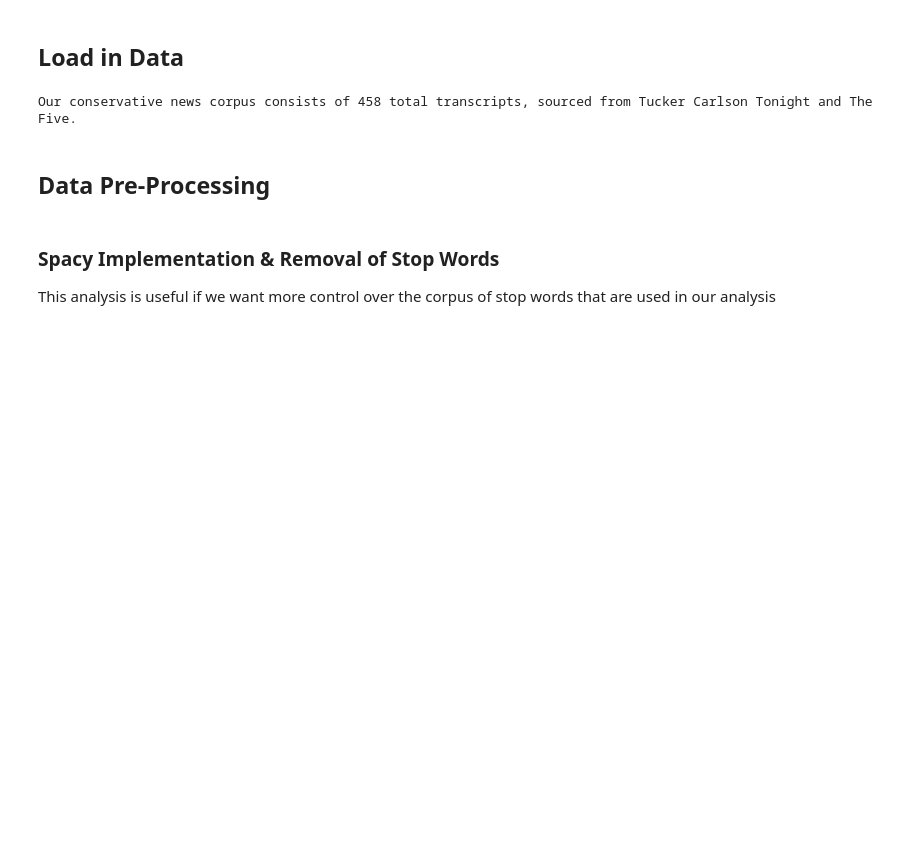
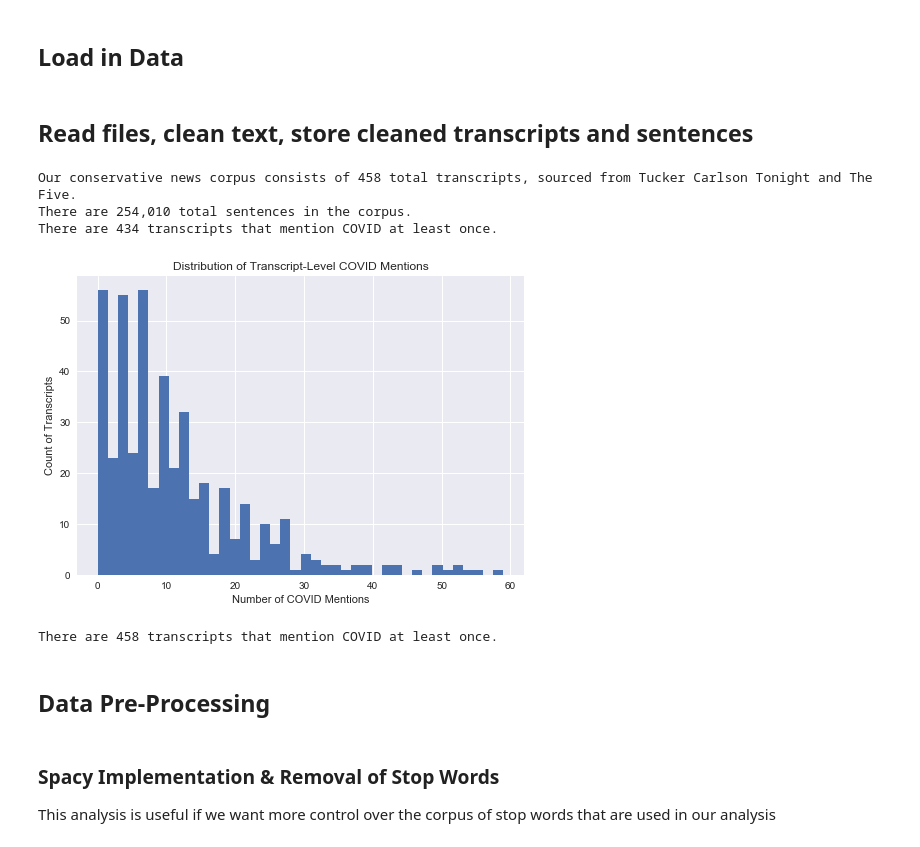
Before and after one commit to tobijegede/opinion-news-nlp, a Jupyter notebook: code/conservative_news_analysis.ipynb, the cells around one changed output. Drawn from its saved outputs; the diff is of its cells as text; code cells hidden in the pictures; blank space fills up the shorter version.

```diff
--- a/code/conservative_news_analysis.ipynb
+++ b/code/conservative_news_analysis.ipynb
@@ -33,3 +36,20 @@ full_stop_words = text.ENGLISH_STOP_WORDS.union(add_stop_words)
+# %%
+# covid terms -- Lori added sars, sars-, sars-cov-2
+covid_terms = ['coronavirus', 'covid', 'covid-19', 'covid-',
+                'covid19', 'virus', 'sars', 'sars-', 'sars-cov-2']
+
+# vaccine terms -- Lori added pfizer, moderna, johnson
+vaccine_terms = ['vaccine', 'vaccination', 'vaccinated', 'mrna', 'booster', 'vax', 'vaxx',
+                'vaxxed', 'pfizer', 'moderna', 'johnson']
+
+# mask terms -- Lori added n95 and kn95
+mask_terms = ['mask', 'masking', 'n95', 'kn95']
+
+# other COVID-related terms (can choose to use or not)
+other_terms = ['china', 'wuhan', 'mandate', 'pandemic', 'epidemic', 'virus',
+                'distancing', 'spread', 'immunity', 'incubation', 'quarantine']
+
+all_covid_terms = covid_terms + other_terms
 # %% [markdown]
 ## Load in Data
 # %%
@@ -44,10 +67,5 @@ tc_paths = glob.glob(repo_path + "/data/01-raw/tucker_carlson/*.txt") #the paths
 tf_paths = glob.glob(repo_path + '/data/01-raw/the_five/*.txt') #the paths for the five transcript files
 
 all_conservative_files = tc_paths + tf_paths #all conservative transcripts
-# %%
-raw_text = [] #create a container to hold the datafiles
-
-#step 2: read in each transcript as its own string and append to the list of raw documents
-for transcript in all_conservative_files:
-    text = open(transcript, encoding = 'utf-8', errors = 'ignore').read()  # ignored a few characters that were not ASCII
-    raw_text.append(text)
+# %% [markdown]
+## Read files, clean text, store cleaned transcripts and sentences
@@ -54,4 +136,23 @@ for transcript in all_conservative_files:
 # %%
-print("Our conservative news corpus consists of {:,} total transcripts, sourced from Tucker Carlson Tonight and The Five.".format(len(raw_text)))
+# display simple counts
+print("Our conservative news corpus consists of {:,} total transcripts, sourced from Tucker Carlson Tonight and The Five.".format(len(text_transcripts)))
+
+print("There are {:,} total sentences in the corpus.".format(len(text_sentences)))
+
+print("There are {:,} transcripts that mention COVID at least once.".format(len(text_transcripts) - covid_counts_transcripts.count(0)))
 # %% [output]
 Our conservative news corpus consists of 458 total transcripts, sourced from Tucker Carlson Tonight and The Five.
+There are 254,010 total sentences in the corpus.
+There are 434 transcripts that mention COVID at least once.
+# %%
+# Distribution of COVID mentions - transcripts
+plt.style.use('seaborn')
+
+plt.hist(covid_counts_transcripts, bins = 40)
+plt.xlabel('Number of COVID Mentions')
+plt.ylabel('Count of Transcripts')
+plt.title('Distribution of Transcript-Level COVID Mentions')
+
+plt.show()
+# %% [output]
+[figure, added]
@@ -58,3 +202,9 @@ Our conservative news corpus consists of 458 total transcripts, sourced from Tuc
+# %%
+# might be too wide, because now all transcripts are included
+
+print("There are {:,} transcripts that mention COVID at least once.".format(len(text_transcripts) - all_covid_counts_transcripts.count(0)))
+# %% [output]
+There are 458 transcripts that mention COVID at least once.
 # %% [markdown]
 ## Data Pre-Processing
 # %% [markdown]
```
Also changed, not shown: parts of 50 cells of this notebook.
